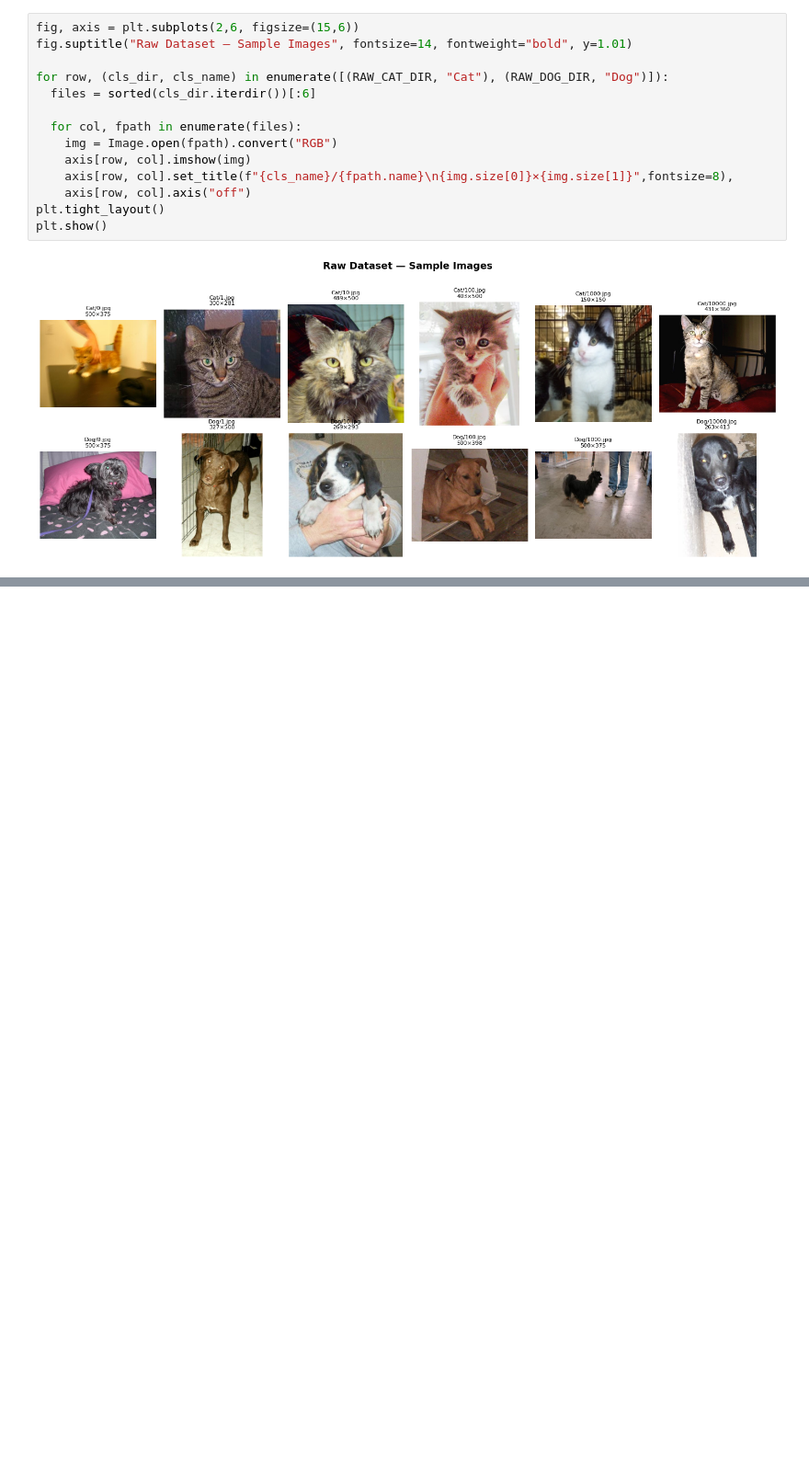
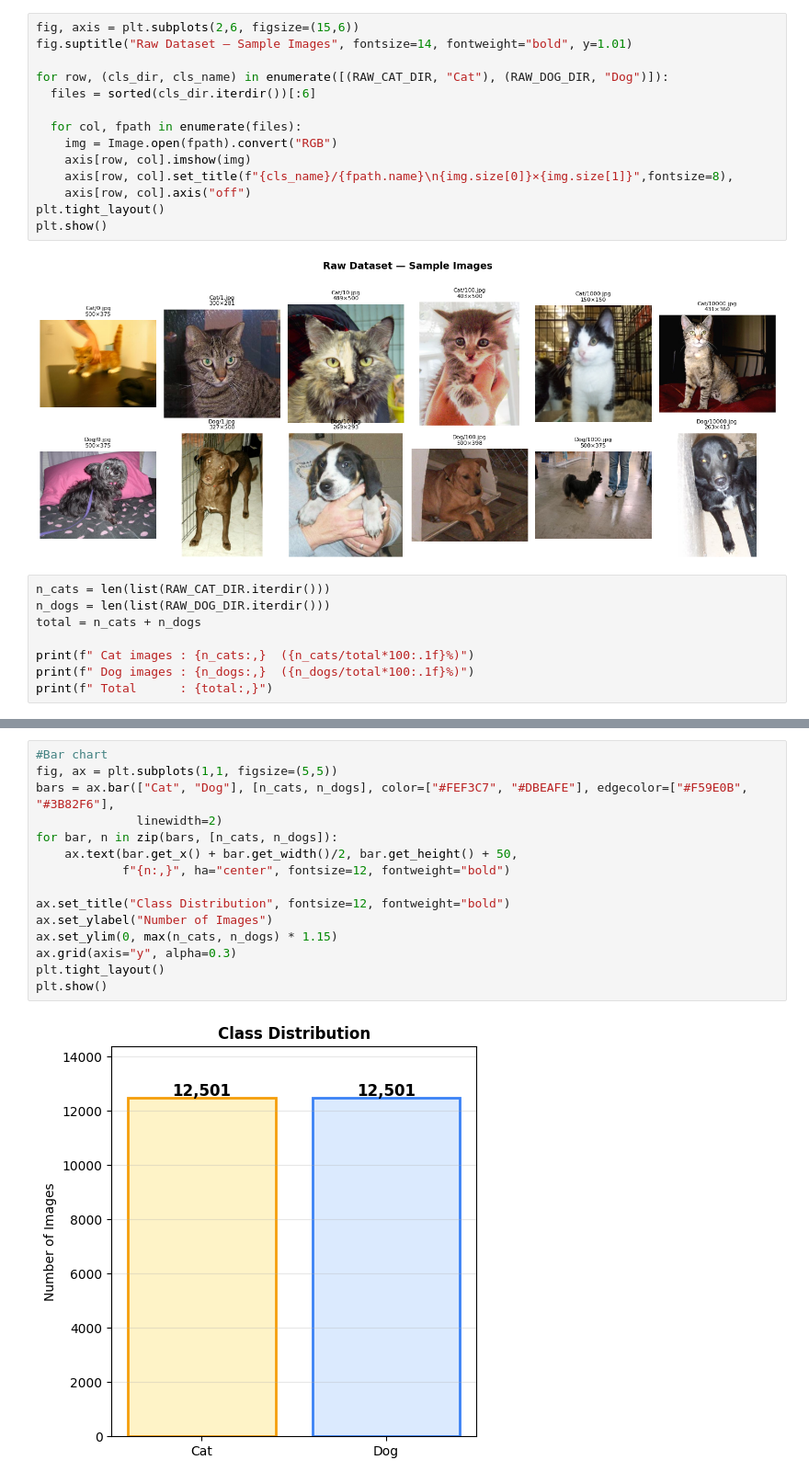
Before and after one commit to yesahek/CatsVsDogs-Image-Classifier, a Jupyter notebook: notebooks/eda.ipynb, the cells around one changed output, grey strips where cells are left out. Shown at 92% size. Saved outputs shown, nothing was run; the diff lists cells and outputs as text; blank space fills up the shorter version.

```diff
--- a/notebooks/eda.ipynb
+++ b/notebooks/eda.ipynb
@@ -92,3 +94,11 @@ plt.tight_layout()
 plt.show()
 # %% [output]
 [figure]
+# %%
+n_cats = len(list(RAW_CAT_DIR.iterdir()))
+n_dogs = len(list(RAW_DOG_DIR.iterdir()))
+total = n_cats + n_dogs
+
+print(f" Cat images : {n_cats:,}  ({n_cats/total*100:.1f}%)")
+print(f" Dog images : {n_dogs:,}  ({n_dogs/total*100:.1f}%)")
+print(f" Total      : {total:,}")
@@ -94,0 +120,17 @@ plt.show()
+# %%
+#Bar chart
+fig, ax = plt.subplots(1,1, figsize=(5,5))
+bars = ax.bar(["Cat", "Dog"], [n_cats, n_dogs], color=["#FEF3C7", "#DBEAFE"], edgecolor=["#F59E0B", "#3B82F6"],
+              linewidth=2)
+for bar, n in zip(bars, [n_cats, n_dogs]):
+    ax.text(bar.get_x() + bar.get_width()/2, bar.get_height() + 50,
+            f"{n:,}", ha="center", fontsize=12, fontweight="bold")
+
+ax.set_title("Class Distribution", fontsize=12, fontweight="bold")
+ax.set_ylabel("Number of Images")
+ax.set_ylim(0, max(n_cats, n_dogs) * 1.15)
+ax.grid(axis="y", alpha=0.3)
+plt.tight_layout()
+plt.show()
+# %% [output]
+[figure, added]
```
Also changed, not shown: parts of 10 cells of this notebook.
